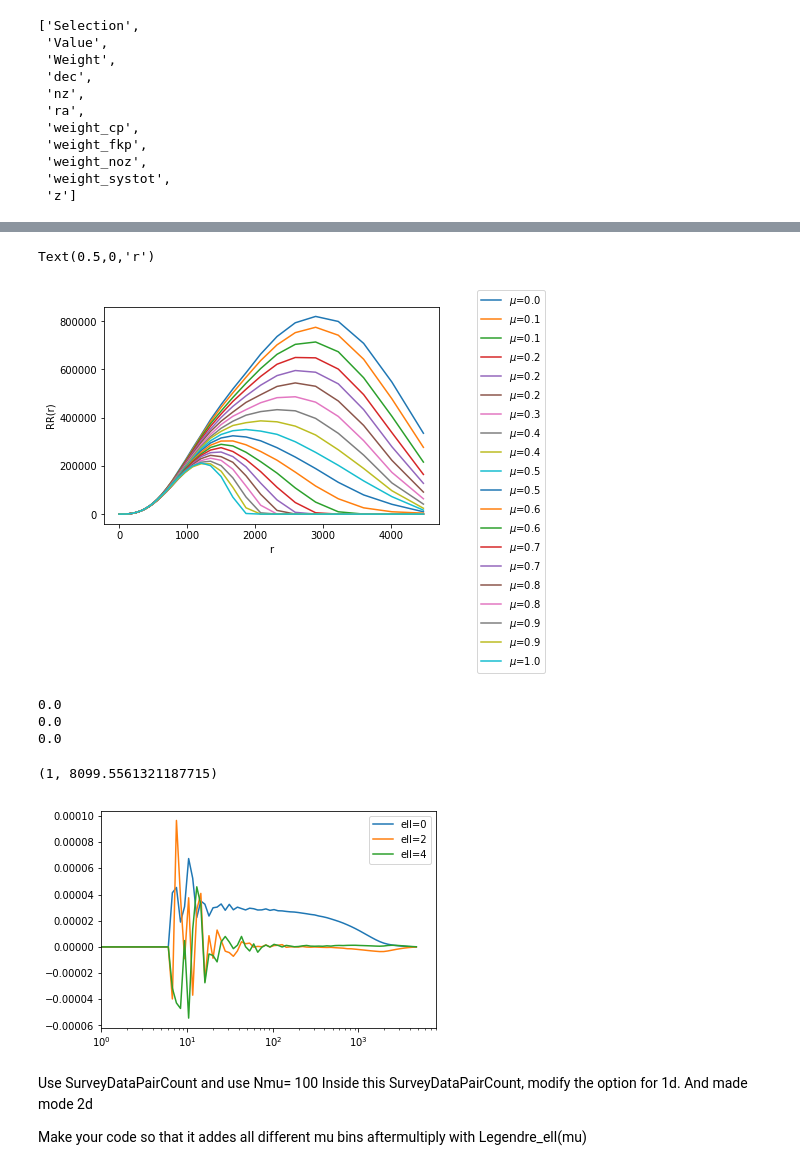
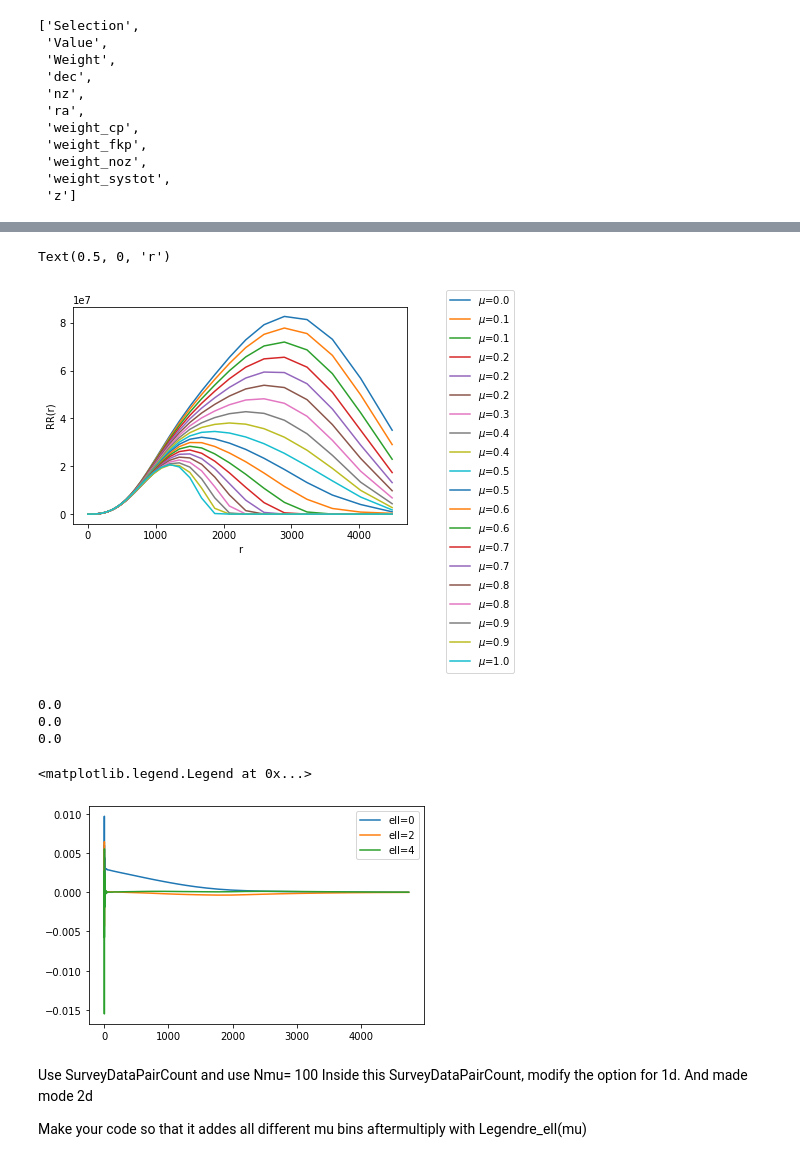
Before and after one commit to mehdirezaie/eboss, a Jupyter notebook: window.ipynb, the cells around one changed output, grey strips where cells are left out. Saved outputs shown, nothing was run; the diff lists cells and outputs as text; code cells hidden in the pictures.

```diff
--- a/window.ipynb
+++ b/window.ipynb
@@ -9,5 +9,6 @@ from glob import glob
 # %%
-randoms = ft.read('/Volumes/TimeMachine/data/eboss/v6/eBOSS_QSO_clustering_NGC_v6.ran.fits', lower=True)
+#randoms = ft.read('/Volumes/TimeMachine/data/eboss/v6/eBOSS_QSO_clustering_NGC_v6.ran.fits', lower=True)
+randoms = ft.read('/Volumes/TimeMachine/data/eboss/v6/eBOSS_QSO_clustering_NGC_v6_100k.ran.fits', lower=True)
 randoms.dtype.names
 # %% [output]
 ('ra',
@@ -21,4 +32,4 @@ randoms.dtype.names
 # %%
-randoms = np.random.choice(randoms, size=10000, replace=False)
+# randoms = np.random.choice(randoms, size=10000, replace=False)
 # %%
 import nbodykit.lab as nb
@@ -43,7 +60,13 @@ randoms['Weight'] = randoms['weight_cp']*randoms['weight_noz']*randoms['weight_s
 # %%
-edges = np.logspace(np.log10(0.1), np.log10(5000.0), 100)
-# edges = np.linspace(0.001, 5000.0, 100)
-cosmo = nb.cosmology.Planck15
-RR    = nb.SurveyDataPairCount('2d', randoms, edges, Nmu=20, cosmo=cosmo,
-                               ra='ra', dec='dec', redshift='z', weight='Weight',
-                               show_progress=1)
+def run():
+    t0 = time()
+    edges = np.logspace(np.log10(0.1), np.log10(5000.0), 100)
+    # edges = np.linspace(0.001, 5000.0, 100)
+    cosmo = nb.cosmology.Planck15
+    RR    = nb.SurveyDataPairCount('2d', randoms, edges, Nmu=20, cosmo=cosmo,
+                                   ra='ra', dec='dec', redshift='z', weight='Weight',
+                                   show_progress=1)
+    print('took {} sec'.format(time()-t0))
+    return RR
+# %%
+RR = run()
@@ -55,8 +82,8 @@ plt.legend(bbox_to_anchor=(1.1, 1.1))
 plt.ylabel('RR(r)')
 plt.xlabel('r')
 # %% [output]
-Text(0.5,0,'r')
+Text(0.5, 0, 'r')
-[figure, old version]
+[figure, new version]
 # %%
 from scipy.special import legendre
 # %%
@@ -69,22 +96,22 @@ def RR_to_ell(RR, mu_bins, ell):
 # %%
 for ell in [0, 2, 4]:
     x   = RR.pairs.edges['r']
     y   = RR_to_ell(RR.pairs['wnpairs'], RR.pairs.edges['mu'], ell)
     dx  = np.diff(x)
     xc  = 0.5*(x[1:]+x[:-1])
     vol = 4*np.pi*xc**2*dx
     y  /= vol
     print(y[0])
     plt.plot(xc, y, label='ell=%d'%ell)
 plt.legend()
-plt.xscale('log')
-plt.xlim(xmin=1)
+# plt.xscale('log')
+# plt.xlim(xmin=1)
 # %% [output]
 0.0
 0.0
 0.0
-(1, 8099.5561321187715)
+<matplotlib.legend.Legend at 0x...>
-[figure, old version]
+[figure, new version]
 # %% [markdown]
 Use SurveyDataPairCount and use Nmu= 100
 Inside this SurveyDataPairCount, modify the option for 1d.
```
Also changed, not shown: parts of 21 cells of this notebook, 4 other files.
